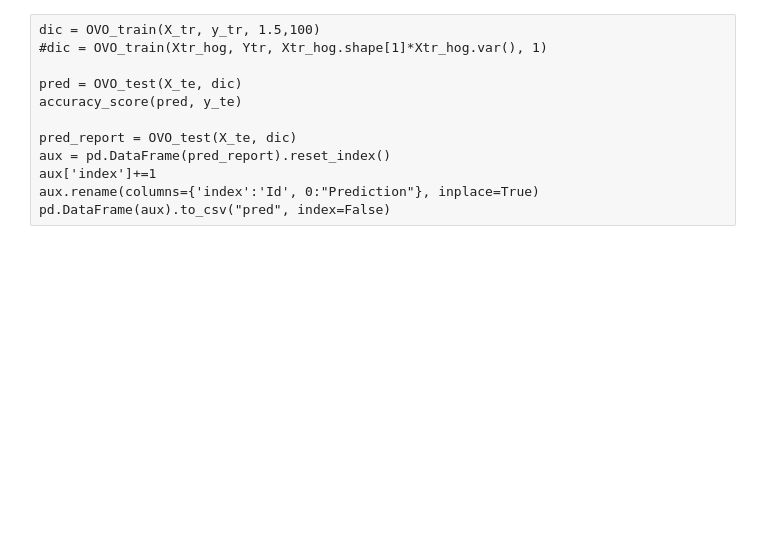
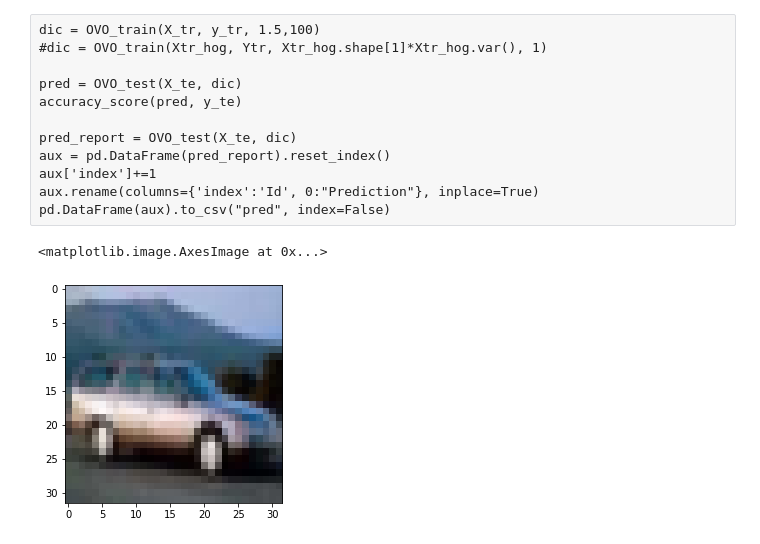
Before and after one commit to sandertom/KernelMethodsMVA, a Jupyter notebook: patch_kmeans.ipynb, the cells around one changed output. Saved outputs shown, nothing was run; the diff lists cells and outputs as text; code cells hidden in the pictures; blank space fills up the shorter version.

```diff
--- a/patch_kmeans.ipynb
+++ b/patch_kmeans.ipynb
@@ -217,3 +216,13 @@ aux = pd.DataFrame(pred_report).reset_index()
 aux['index']+=1
 aux.rename(columns={'index':'Id', 0:"Prediction"}, inplace=True)
 pd.DataFrame(aux).to_csv("pred", index=False)
+# %%
+import os
+import pickle
+dataset_dir = '/Users/jeanelkhoury/Desktop/MVA/kernel/unsupervised-feature-learning/ext/alisher_research/cifar-10-batches-py'
+def load_from_pickle(filepath):
+    with open(filepath, 'rb') as fo:
+        data_dict = pickle.load(fo, encoding='latin1')
+
+    return data_dict
+f1 = load_from_pickle(os.path.join(dataset_dir, 'data_batch_1'))
@@ -219,0 +232,7 @@ pd.DataFrame(aux).to_csv("pred", index=False)
+# %%
+data = f1['data'].reshape(-1, 3, 32, 32).swapaxes(1,2).swapaxes(2,3)
+
+plt.imshow(data[4])
+# %% [output]
+<matplotlib.image.AxesImage at 0x...>
+[figure, added]
```
Also changed, not shown: parts of 28 cells of this notebook.
